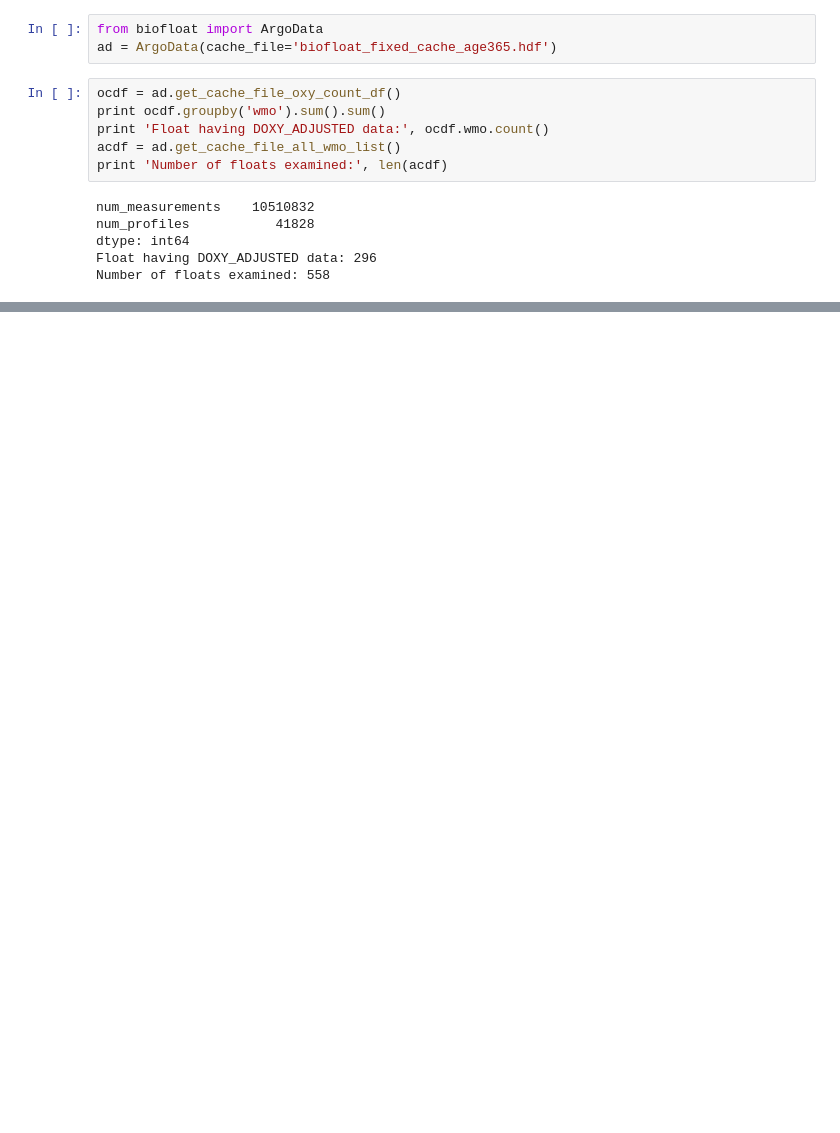
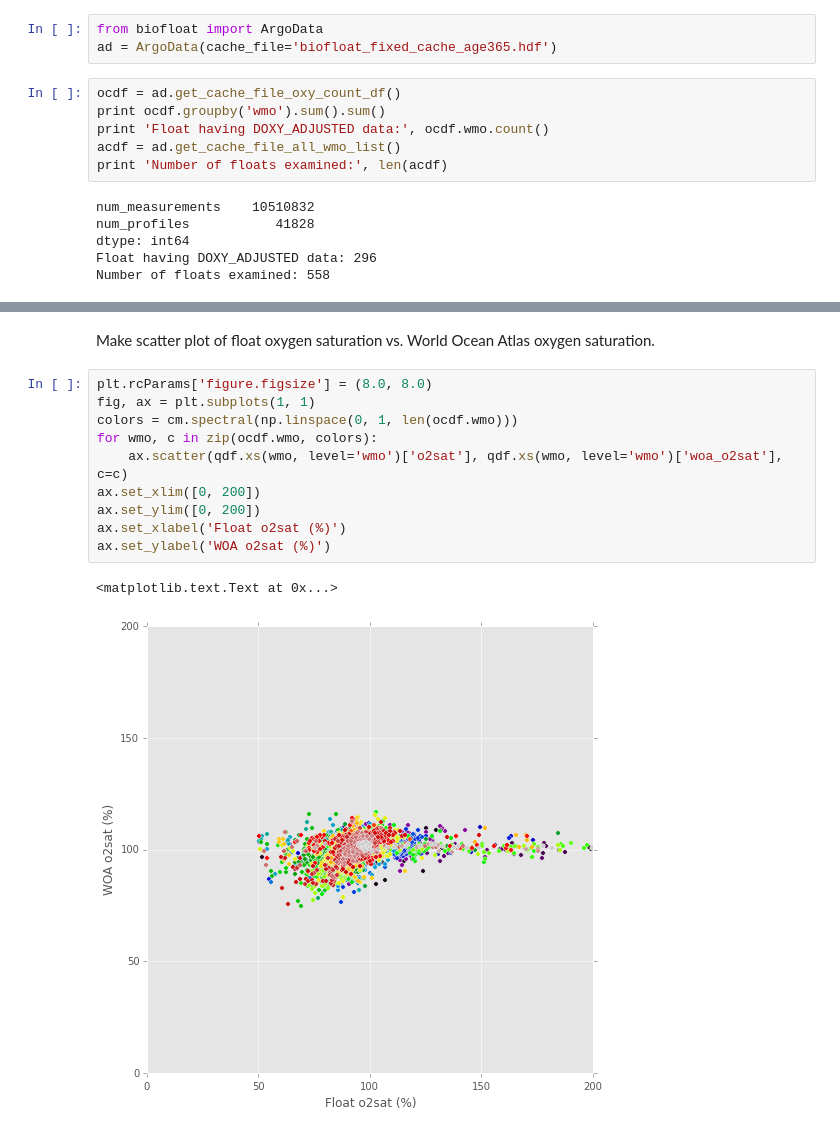
Before and after one commit to biofloat/biofloat, a Jupyter notebook: notebooks/calibrate_all_oxygen_floats.ipynb, the cells around one changed output, grey strips where cells are left out. Cells and saved outputs as stored; diff of their text form; blank space fills up the shorter version.

```diff
--- a/notebooks/calibrate_all_oxygen_floats.ipynb
+++ b/notebooks/calibrate_all_oxygen_floats.ipynb
@@ -79,0 +103,15 @@ plt.suptitle('Float(s) ' + ' '.join(wmo_list) + ' from ' + time_range)
+# %% [markdown]
+Make scatter plot of float oxygen saturation vs. World Ocean Atlas oxygen saturation.
+# %%
+plt.rcParams['figure.figsize'] = (8.0, 8.0)
+fig, ax = plt.subplots(1, 1)
+colors = cm.spectral(np.linspace(0, 1, len(ocdf.wmo)))
+for wmo, c in zip(ocdf.wmo, colors):
+    ax.scatter(qdf.xs(wmo, level='wmo')['o2sat'], qdf.xs(wmo, level='wmo')['woa_o2sat'], c=c)
+ax.set_xlim([0, 200])
+ax.set_ylim([0, 200])
+ax.set_xlabel('Float o2sat (%)')
+ax.set_ylabel('WOA o2sat (%)')
+# %% [output]
+<matplotlib.text.Text at 0x...>
+[figure, added]
```
Also changed, not shown: parts of 13 cells of this notebook.
